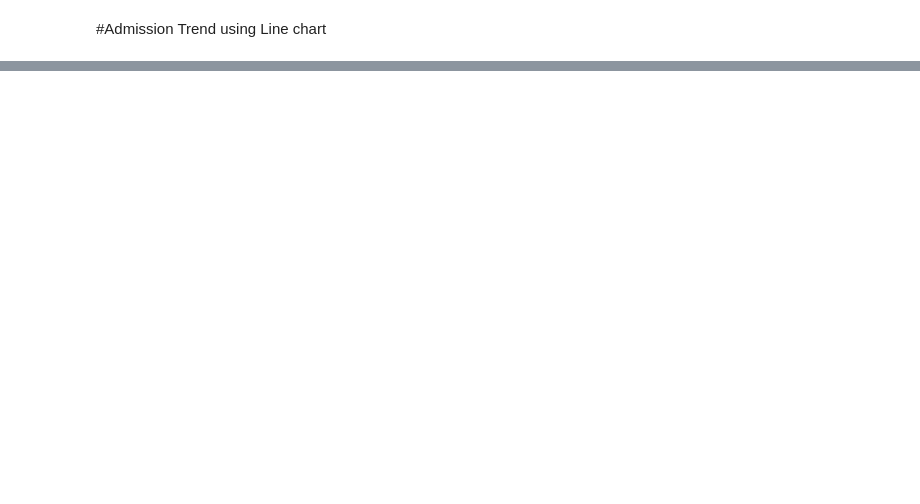
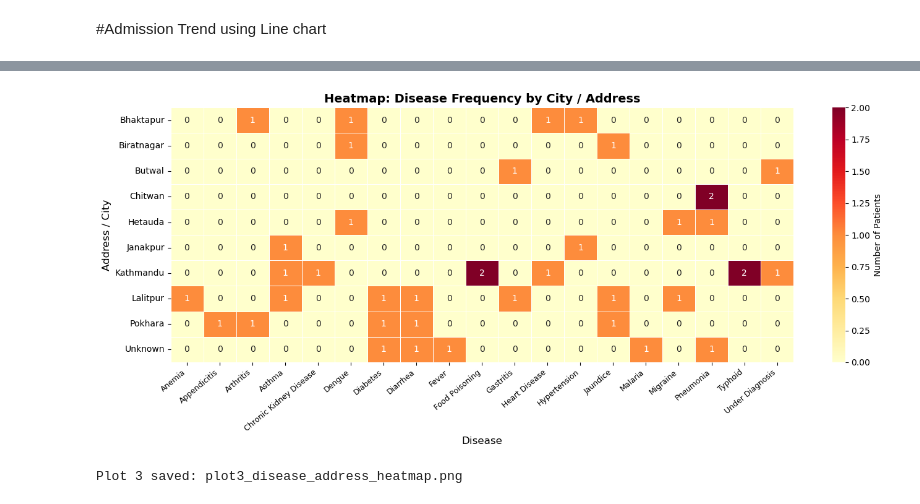
Before and after one commit to Susan-sapkota-98/Advanced-python-for-Datascience, a Jupyter notebook: PROJECT/hospital_visualization.ipynb, the cells around one changed output, grey strips where cells are left out. Saved outputs shown, nothing was run; the diff lists cells and outputs as text; code cells hidden in the pictures; blank space fills up the shorter version.

```diff
--- a/PROJECT/hospital_visualization.ipynb
+++ b/PROJECT/hospital_visualization.ipynb
@@ -102,0 +101,26 @@ plt.show()
+# %%
+# ============================================================
+# PLOT 3 - Heatmap: Disease vs Address (patient count)
+# ============================================================
+import seaborn as sns
+heat = df.groupby(['Address','Disease']).size().unstack(fill_value=0)
+
+fig, ax = plt.subplots(figsize=(14, 6))
+sns.heatmap(heat,
+            annot=True, fmt='d',
+            cmap='YlOrRd',
+            linewidths=0.5, linecolor='white',
+            cbar_kws={'label': 'Number of Patients'},
+            ax=ax)
+ax.set_xlabel('Disease', fontsize=12)
+ax.set_ylabel('Address / City', fontsize=12)
+ax.set_title('Heatmap: Disease Frequency by City / Address', fontsize=14, fontweight='bold')
+plt.xticks(rotation=40, ha='right', fontsize=9)
+plt.yticks(rotation=0, fontsize=10)
+plt.tight_layout()
+# plt.savefig('plot3_disease_address_heatmap.png', dpi=150)
+plt.show()
+print('Plot 3 saved: plot3_disease_address_heatmap.png')
+# %% [output]
+[figure, added]
+Plot 3 saved: plot3_disease_address_heatmap.png
```
Also changed, not shown: parts of 7 cells of this notebook, 8 other files.
